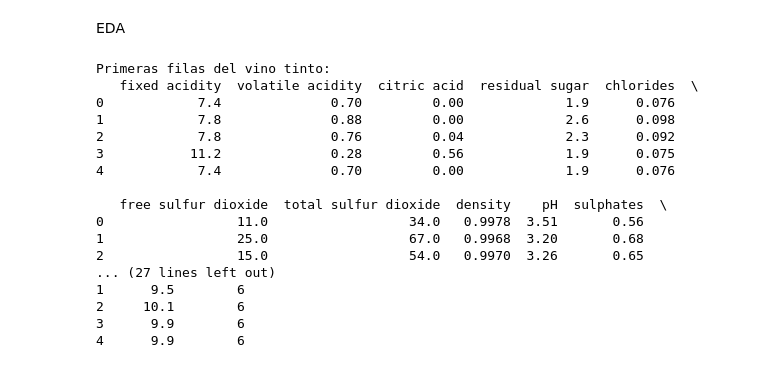
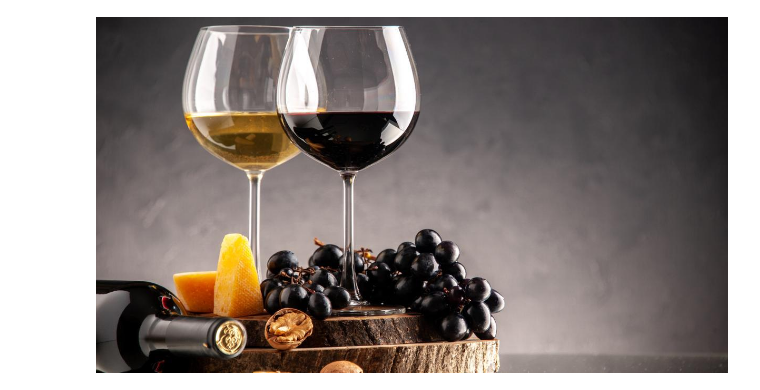
Before and after one commit to Angie-are/ML_WineQuality, a Jupyter notebook: src/results_notebook/ML_WineQuality.ipynb, the cells around one changed output. Saved outputs shown, nothing was run; the diff lists cells and outputs as text; code cells hidden in the pictures.

```diff
--- a/src/results_notebook/ML_WineQuality.ipynb
+++ b/src/results_notebook/ML_WineQuality.ipynb
@@ -1,2 +20,7 @@
+# %%
+from IPython.display import Image
+Image(filename='C:/Users/angel/OneDrive/Documentos/DATA_SCIENCE/Bootcamp/ML_WineQuality/src/img/wine.jpg')
+# %% [output]
+[figure, added]
 # %%
 import pandas as pd
@@ -11,2 +36,0 @@ import seaborn as sns
-# %% [markdown]
-EDA
@@ -16,25 +36,0 @@ white_wine = pd.read_csv(r'C:\Users\angel\OneDrive\Documentos\DATA_SCIENCE\Bootc
-# %%
-# Mostrar las primeras filas para confirmación
-print("Primeras filas del vino tinto:")
-print(red_wine.head())
-
-print("\nPrimeras filas del vino blanco:")
-print(white_wine.head())
-# %% [output]
-Primeras filas del vino tinto:
-   fixed acidity  volatile acidity  citric acid  residual sugar  chlorides  \
-0            7.4              0.70         0.00             1.9      0.076
-1            7.8              0.88         0.00             2.6      0.098
-2            7.8              0.76         0.04             2.3      0.092
-3           11.2              0.28         0.56             1.9      0.075
-4            7.4              0.70         0.00             1.9      0.076
-
-   free sulfur dioxide  total sulfur dioxide  density    pH  sulphates  \
-0                 11.0                  34.0   0.9978  3.51       0.56
-1                 25.0                  67.0   0.9968  3.20       0.68
-2                 15.0                  54.0   0.9970  3.26       0.65
-... (27 lines left out)
-1      9.5        6
-2     10.1        6
-3      9.9        6
-4      9.9        6
```
Also changed, not shown: parts of 28 cells of this notebook, 10 other files.
